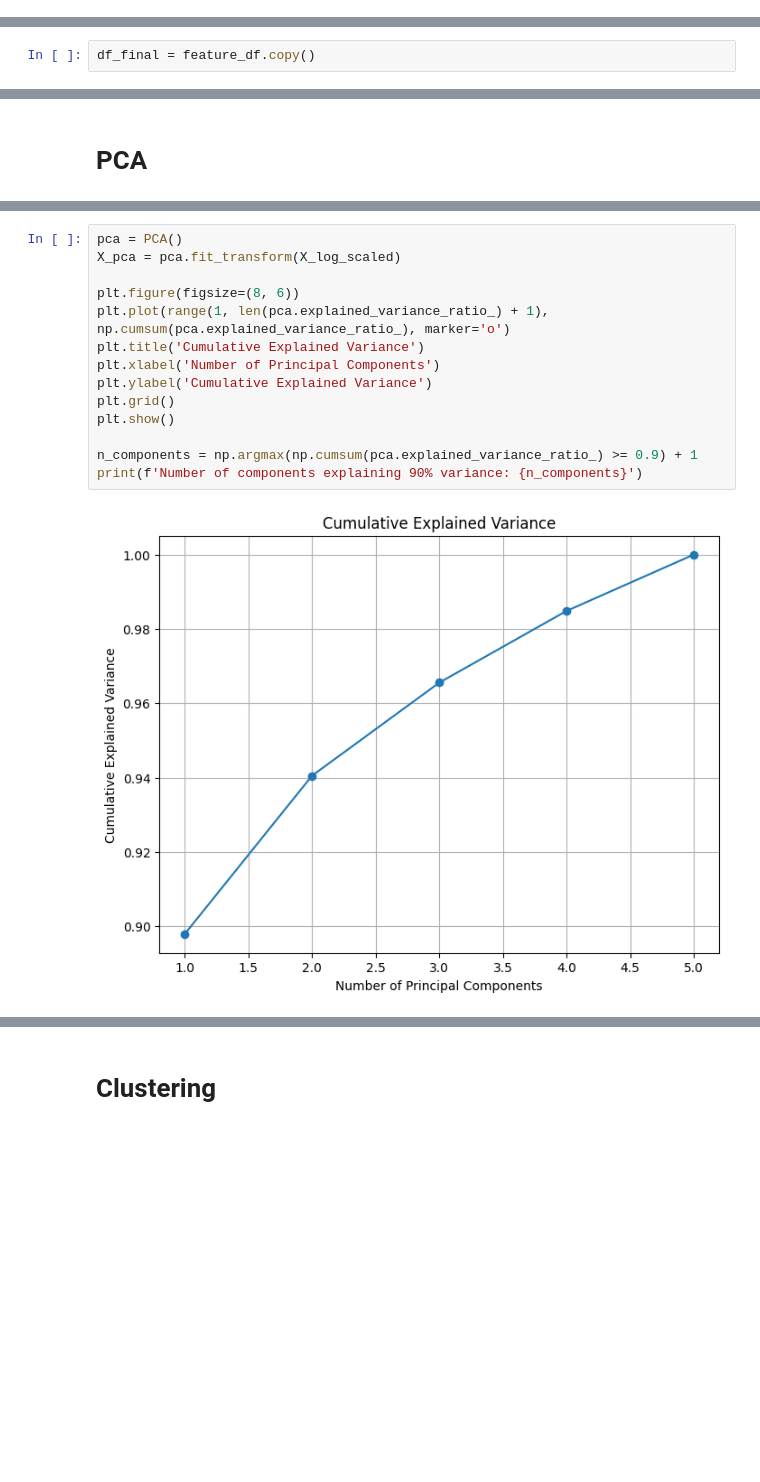
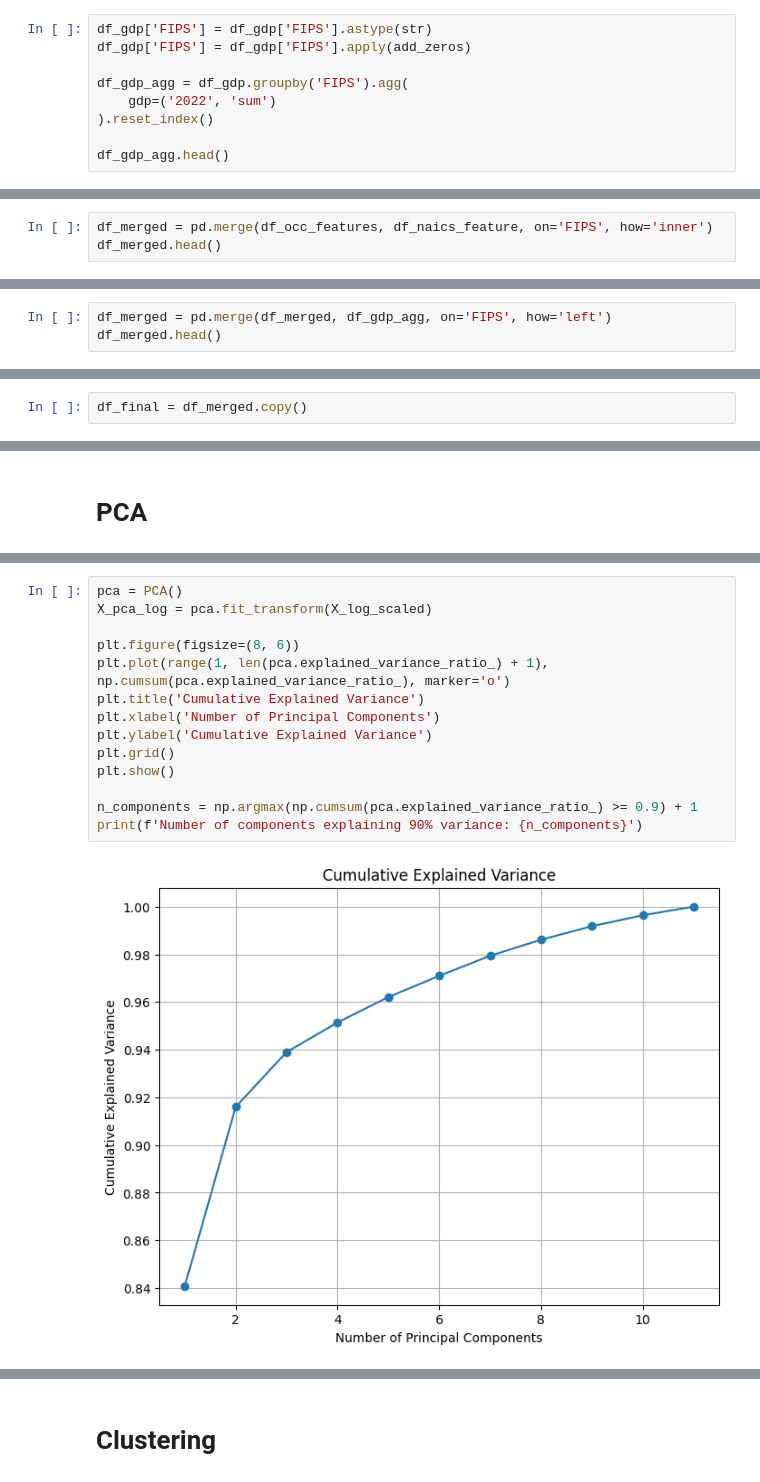
Before and after one commit to florivz/DDM-Project-WS24-25, a Jupyter notebook: analysis_new.ipynb, the cells around one changed output, grey strips where cells are left out. Drawn from its saved outputs; the diff is of its cells as text; blank space fills up the shorter version.

```diff
--- a/analysis_new.ipynb
+++ b/analysis_new.ipynb
@@ -248,0 +360,9 @@ feature_df.head()
+# %%
+df_gdp['FIPS'] = df_gdp['FIPS'].astype(str)
+df_gdp['FIPS'] = df_gdp['FIPS'].apply(add_zeros)
+
+df_gdp_agg = df_gdp.groupby('FIPS').agg(
+    gdp=('2022', 'sum')
+).reset_index()
+
+df_gdp_agg.head()
@@ -248,0 +382,3 @@ feature_df.head()
+# %%
+df_merged = pd.merge(df_occ_features, df_naics_feature, on='FIPS', how='inner')
+df_merged.head()
@@ -248,0 +392,3 @@ feature_df.head()
+# %%
+df_merged = pd.merge(df_merged, df_gdp_agg, on='FIPS', how='left')
+df_merged.head()
@@ -249,7 +402,7 @@ feature_df.head()
 # %% [markdown]
 # Data Preprocessing
 # %%
-df_final = feature_df.copy()
+df_final = df_merged.copy()
 # %%
 df_final.head()
 # %% [output]
@@ -314,17 +487,17 @@ X_log_scaled.head()
 # %%
 pca = PCA()
-X_pca = pca.fit_transform(X_log_scaled)
+X_pca_log = pca.fit_transform(X_log_scaled)
 
 plt.figure(figsize=(8, 6))
 plt.plot(range(1, len(pca.explained_variance_ratio_) + 1), np.cumsum(pca.explained_variance_ratio_), marker='o')
 plt.title('Cumulative Explained Variance')
 plt.xlabel('Number of Principal Components')
 plt.ylabel('Cumulative Explained Variance')
 plt.grid()
 plt.show()
 
 n_components = np.argmax(np.cumsum(pca.explained_variance_ratio_) >= 0.9) + 1
 print(f'Number of components explaining 90% variance: {n_components}')
 # %% [output]
-[figure, old version]
+[figure, new version]
 Number of components explaining 90% variance: 2
```
Also changed, not shown: parts of 46 cells of this notebook.
